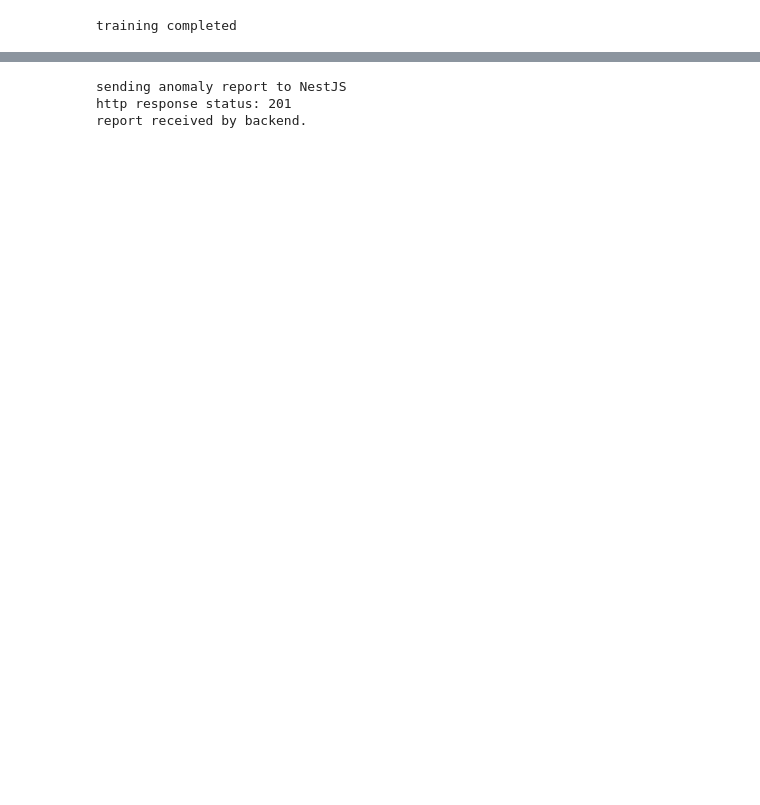
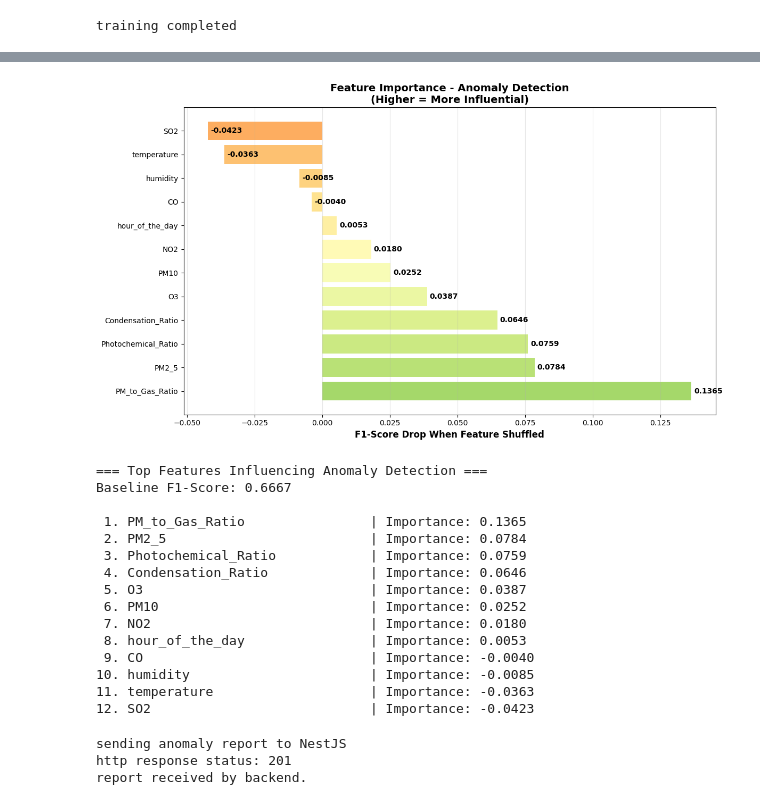
Before and after one commit to fzaura/Environmental-Anomaly-Detection, a Jupyter notebook: ai-module/domain-knowledge.ipynb, the cells around one changed output, grey strips where cells are left out. Drawn from its saved outputs; the diff is of its cells as text; code cells hidden in the pictures; blank space fills up the shorter version.

```diff
--- a/ai-module/domain-knowledge.ipynb
+++ b/ai-module/domain-knowledge.ipynb
@@ -127,3 +173,82 @@ RAM Usage: 0.00 MB
+# %%
+from sklearn.metrics import f1_score
+
+# Calculate permutation importance manually for unsupervised model
+# We measure how F1-score changes when each feature is shuffled
+
+def calculate_feature_importance(model, X_test, y_test, feature_names):
+    """Calculate feature importance by permuting features and measuring F1-score drop"""
+
+    # Get baseline predictions and score
+    baseline_preds = model.predict(X_test) == -1
+    baseline_score = f1_score(y_test, baseline_preds, zero_division=0)
+
+    importances = []
+
+    for i, feature_name in enumerate(feature_names):
+        # Create a copy and shuffle the feature
+        X_test_shuffled = X_test.copy()
+        np.random.seed(42)
+        np.random.shuffle(X_test_shuffled[:, i])
+
+        # Get predictions with shuffled feature
+        preds_shuffled = model.predict(X_test_shuffled) == -1
+        score_shuffled = f1_score(y_test, preds_shuffled, zero_division=0)
+
+        # Importance is the drop in F1-score
+        importance = baseline_score - score_shuffled
+        importances.append(importance)
+
+    return np.array(importances)
+
+# Calculate importance
+importances = calculate_feature_importance(model_expert, X_test_expert, df_test['ground_truth'].values, features_expert)
+
+# Create DataFrame and sort
+importance_df = pd.DataFrame({
+    'Feature': features_expert,
+    'Importance': importances
+}).sort_values('Importance', ascending=False)
+
+# Plot
+fig, ax = plt.subplots(figsize=(12, 7))
+colors = plt.cm.RdYlGn_r(np.linspace(0.3, 0.7, len(importance_df)))
+bars = ax.barh(importance_df['Feature'], importance_df['Importance'], color=colors)
+
+ax.set_xlabel('F1-Score Drop When Feature Shuffled', fontsize=12, fontweight='bold')
+ax.set_title('Feature Importance - Anomaly Detection\n(Higher = More Influential)', fontsize=14, fontweight='bold')
+ax.grid(axis='x', alpha=0.3)
+
+# Add value labels on bars
+for i, (idx, row) in enumerate(importance_df.iterrows()):
+    ax.text(row['Importance'] + 0.001, i, f"{row['Importance']:.4f}",
+            va='center', fontsize=10, fontweight='bold')
+
+plt.tight_layout()
+plt.show()
+
+# Print ranking
+print("\n=== Top Features Influencing Anomaly Detection ===")
+print(f"Baseline F1-Score: {f1_score(df_test['ground_truth'], test_predictions, zero_division=0):.4f}\n")
+for rank, (idx, row) in enumerate(importance_df.iterrows(), 1):
+    print(f"{rank:2d}. {row['Feature']:30s} | Importance: {row['Importance']:.4f}")
+# %% [output]
+[figure, added]
+=== Top Features Influencing Anomaly Detection ===
+Baseline F1-Score: 0.6667
+
+ 1. PM_to_Gas_Ratio                | Importance: 0.1365
+ 2. PM2_5                          | Importance: 0.0784
+ 3. Photochemical_Ratio            | Importance: 0.0759
+ 4. Condensation_Ratio             | Importance: 0.0646
+ 5. O3                             | Importance: 0.0387
+ 6. PM10                           | Importance: 0.0252
+ 7. NO2                            | Importance: 0.0180
+ 8. hour_of_the_day                | Importance: 0.0053
+ 9. CO                             | Importance: -0.0040
+10. humidity                       | Importance: -0.0085
+11. temperature                    | Importance: -0.0363
+12. SO2                            | Importance: -0.0423
 # %%
 import requests
 import json
```
Also changed, not shown: parts of 6 cells of this notebook, 8 other files.
